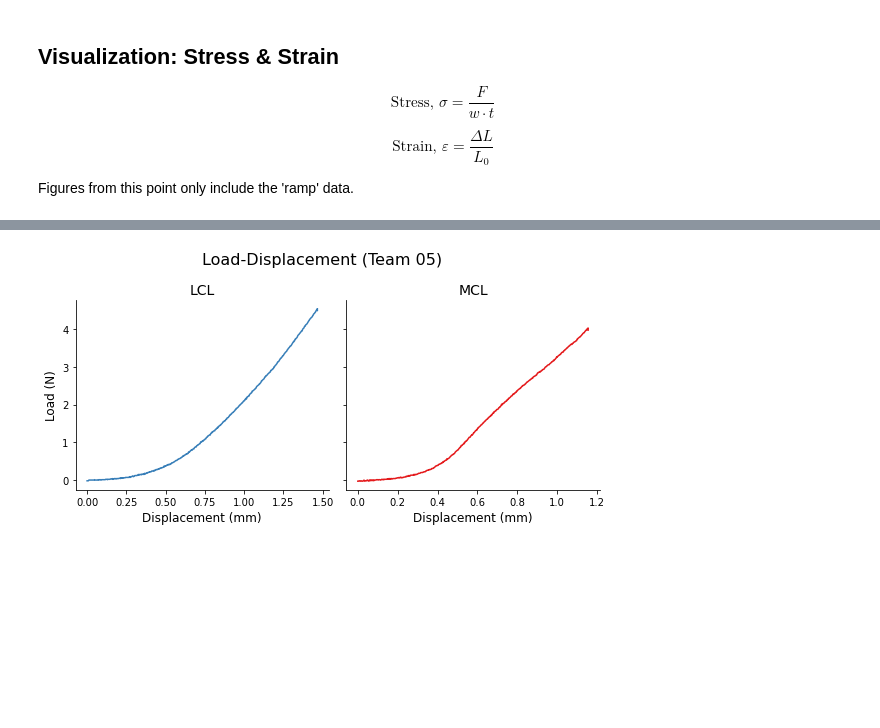
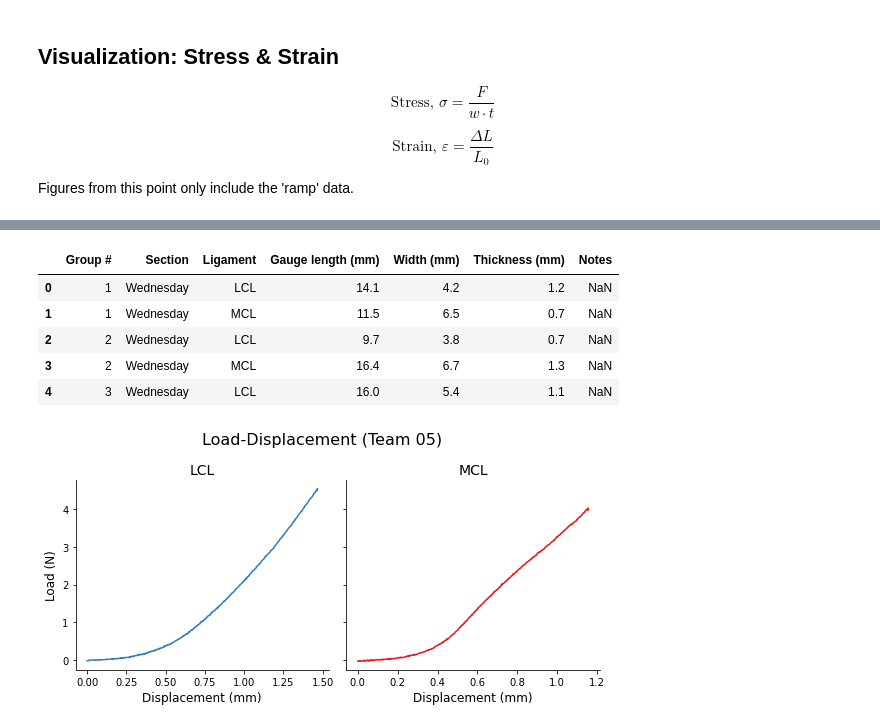
Before and after one commit to Kabilan108/drexel-coursework, a Jupyter notebook: bmes301/lab1/Data Analysis.ipynb, the cells around one changed output, grey strips where cells are left out. Saved outputs shown, nothing was run; the diff lists cells and outputs as text; code cells hidden in the pictures; blank space fills up the shorter version.

```diff
--- a/bmes301/lab1/Data Analysis.ipynb
+++ b/bmes301/lab1/Data Analysis.ipynb
@@ -123,3 +129,12 @@ Figures from this point only include the 'ramp' data.
+# %%
+specimen.head()
+# %% [output]
+|  | Group # | Section | Ligament | Gauge length (mm) | Width (mm) | Thickness (mm) | Notes |
+| 0 | 1 | Wednesday | LCL | 14.1 | 4.2 | 1.2 | NaN |
+| 1 | 1 | Wednesday | MCL | 11.5 | 6.5 | 0.7 | NaN |
+| 2 | 2 | Wednesday | LCL | 9.7 | 3.8 | 0.7 | NaN |
+| 3 | 2 | Wednesday | MCL | 16.4 | 6.7 | 1.3 | NaN |
+| 4 | 3 | Wednesday | LCL | 16.0 | 5.4 | 1.1 | NaN |
 # %%
 # Exclude preconditioning data and shift displacement to start at 0
 data = data.loc[data['time'] > 120].copy()
```
Also changed, not shown: parts of 11 cells of this notebook.
